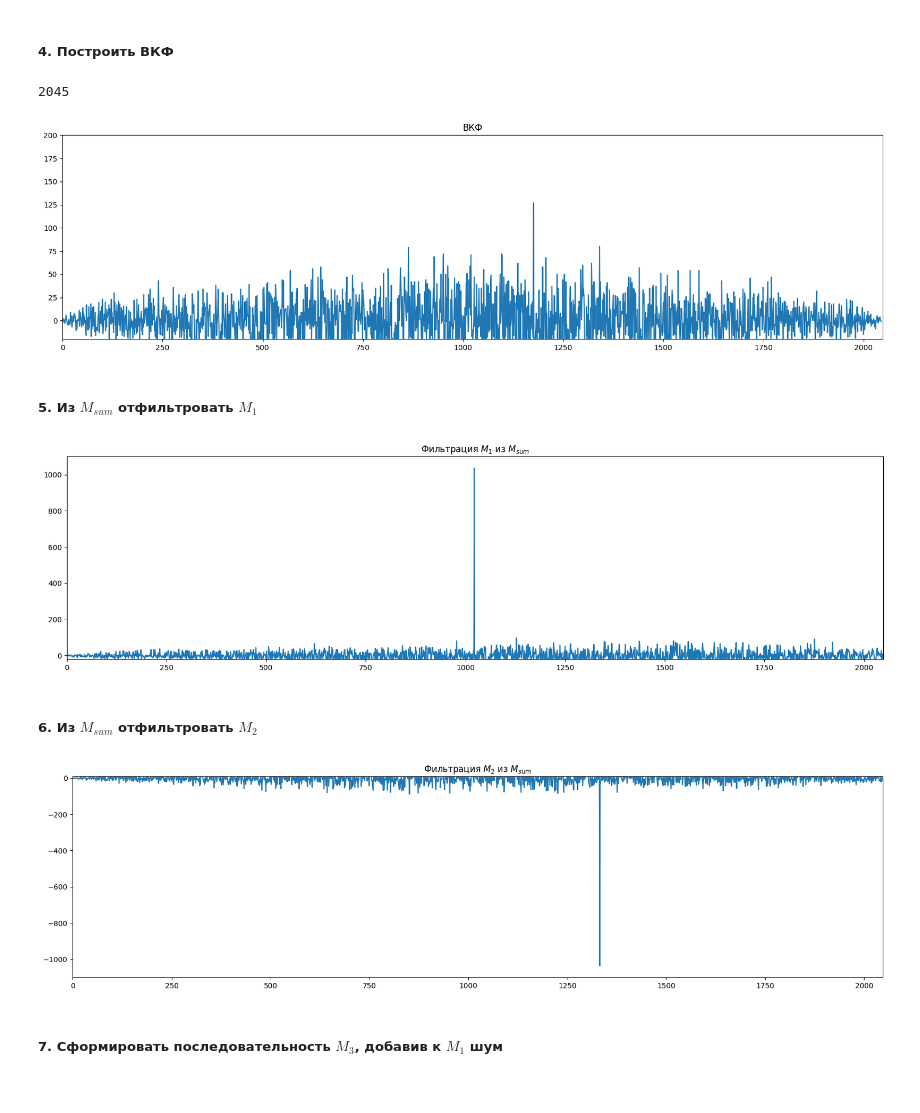
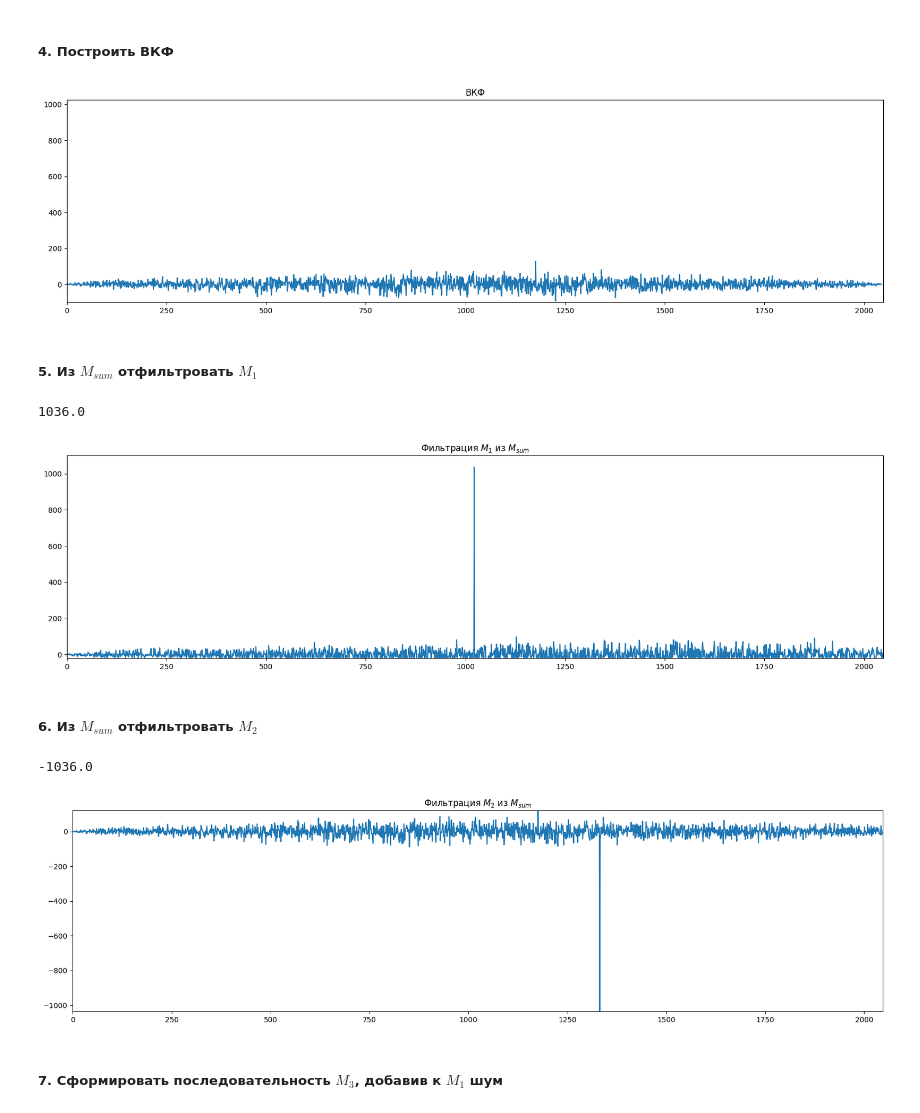
Before and after one commit to dmPetrow/labs_dsp, a Jupyter notebook: lab1.ipynb, the cells around one changed output. Saved outputs shown, nothing was run; the diff lists cells and outputs as text; code cells hidden in the pictures.

```diff
--- a/lab1.ipynb
+++ b/lab1.ipynb
@@ -63,13 +64,12 @@ plt.show()
 # %%
 BKF = np.correlate( M1, M2, "full" )
 plt.figure( figsize=( 20, 5 ) )
 plt.title( 'ВКФ' )
 plt.plot( BKF )
-plt.axis( ( 0, 2048,-20, 200 ) )
+plt.axis( ( 0, 2048,-100, 1024 ) )
 plt.show()
 # %% [output]
-2045
-[figure, old version]
+[figure, new version]
 # %% [markdown]
 ##### 5. Из $M_{sum}$ отфильтровать $M_1$
 # %%
@@ -78,9 +78,11 @@ fil_1 = np.correlate( M_sum, M1, "full" )
 plt.figure( figsize=( 20, 5 ) )
 plt.title( 'Фильтрация $M_{1}$ из $M_{sum}$' )
 plt.plot( fil_1 )
+print(max(fil_1))
 plt.axis( ( 0, 2048,-20, 1100 ) )
 plt.show()
 # %% [output]
+1036.0
 [figure]
 # %% [markdown]
 ##### 6. Из $M_{sum}$ отфильтровать $M_2$
@@ -89,11 +91,13 @@ fil_2 = np.correlate( M_sum, M2, "full" )
 
 plt.figure( figsize=( 20, 5 ) )
 plt.title( 'Фильтрация $M_{2}$ из $M_{sum}$' )
+print(min(fil_2))
 plt.plot( fil_2 )
-plt.axis( ( 0, 2048,-1100, 10 ) )
+plt.axis( ( 0, 2048,min(fil_2), max(fil_2) ) )
 plt.show()
 # %% [output]
+-1036.0
-[figure, old version]
+[figure, new version]
 # %% [markdown]
 ##### 7. Сформировать последовательность $M_3$, добавив к $M_1$ шум
 # %%
```
Also changed, not shown: parts of 5 cells of this notebook.
